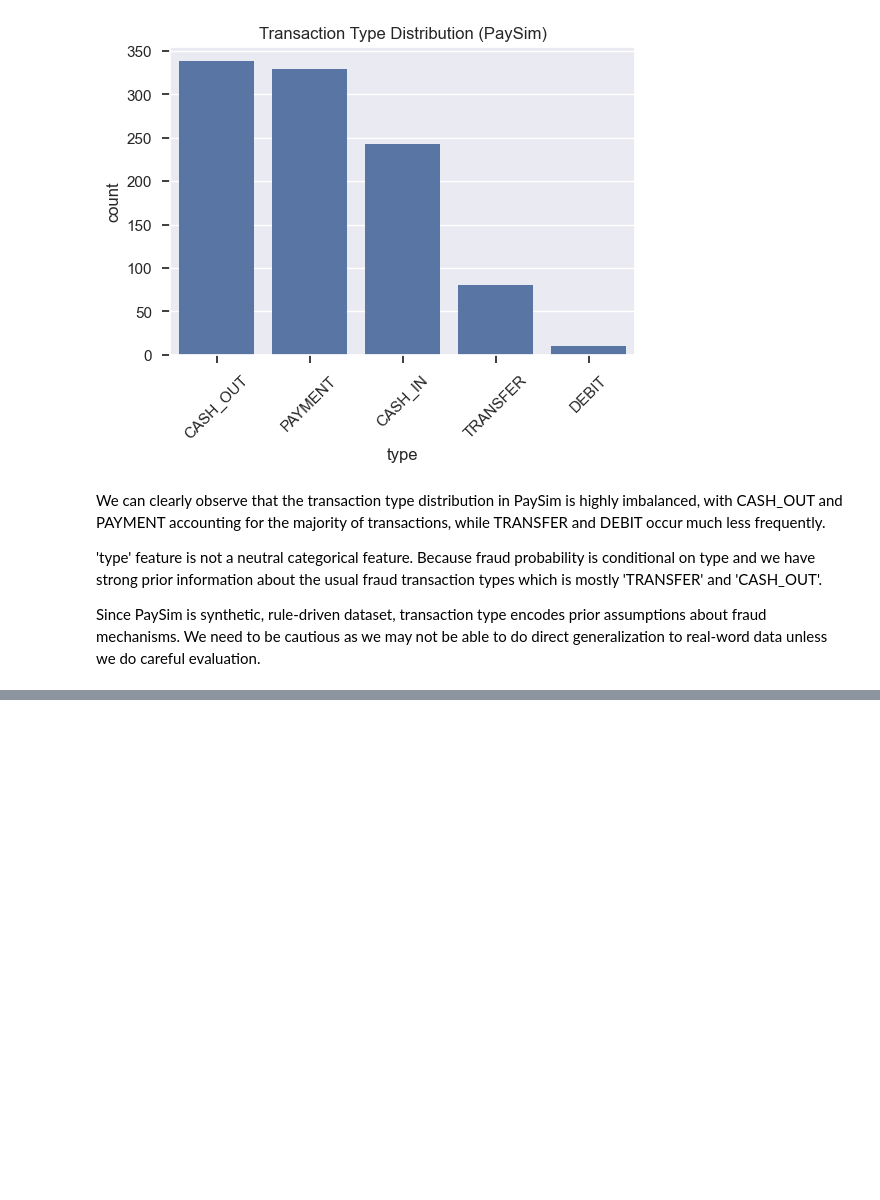
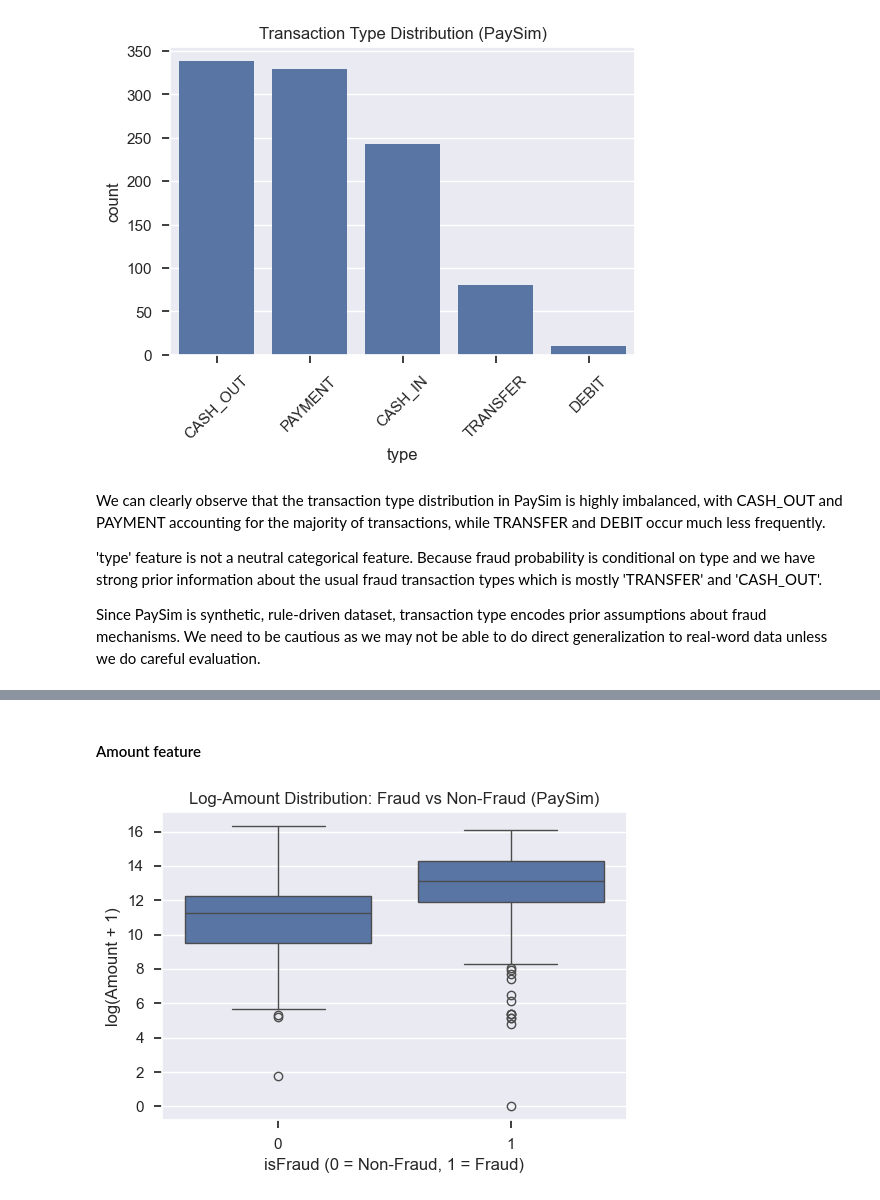
Before and after one commit to thisisehyas/Financial-Fraud-Detection-System, a Jupyter notebook: notebooks/EDA.ipynb, the cells around one changed output, grey strips where cells are left out. Drawn from its saved outputs; the diff is of its cells as text; code cells hidden in the pictures; blank space fills up the shorter version.

Commit message:
docs(eda): add fraud vs non-fraud feature comparison for PaySim

```diff
--- a/notebooks/EDA.ipynb
+++ b/notebooks/EDA.ipynb
@@ -383,0 +395,6 @@ Since PaySim is synthetic, rule-driven dataset, transaction type encodes prior a
+# %%
+paysim_balanced = pd.read_csv(
+    "../data/eda/paysim_balanced_eda.csv"
+)
+
+paysim_balanced.shape
@@ -383,0 +494,17 @@ Since PaySim is synthetic, rule-driven dataset, transaction type encodes prior a
+# %% [markdown]
+#### Amount feature
+# %%
+paysim_balanced['log_amount'] = np.log1p(paysim_balanced['amount'])
+
+plt.figure(figsize=(6, 4))
+sns.boxplot(
+    data=paysim_balanced,
+    x='isFraud',
+    y='log_amount'
+)
+plt.title('Log-Amount Distribution: Fraud vs Non-Fraud (PaySim)')
+plt.xlabel('isFraud (0 = Non-Fraud, 1 = Fraud)')
+plt.ylabel('log(Amount + 1)')
+plt.show()
+# %% [output]
+[figure, added]
```
Also changed, not shown: parts of 15 cells of this notebook.
